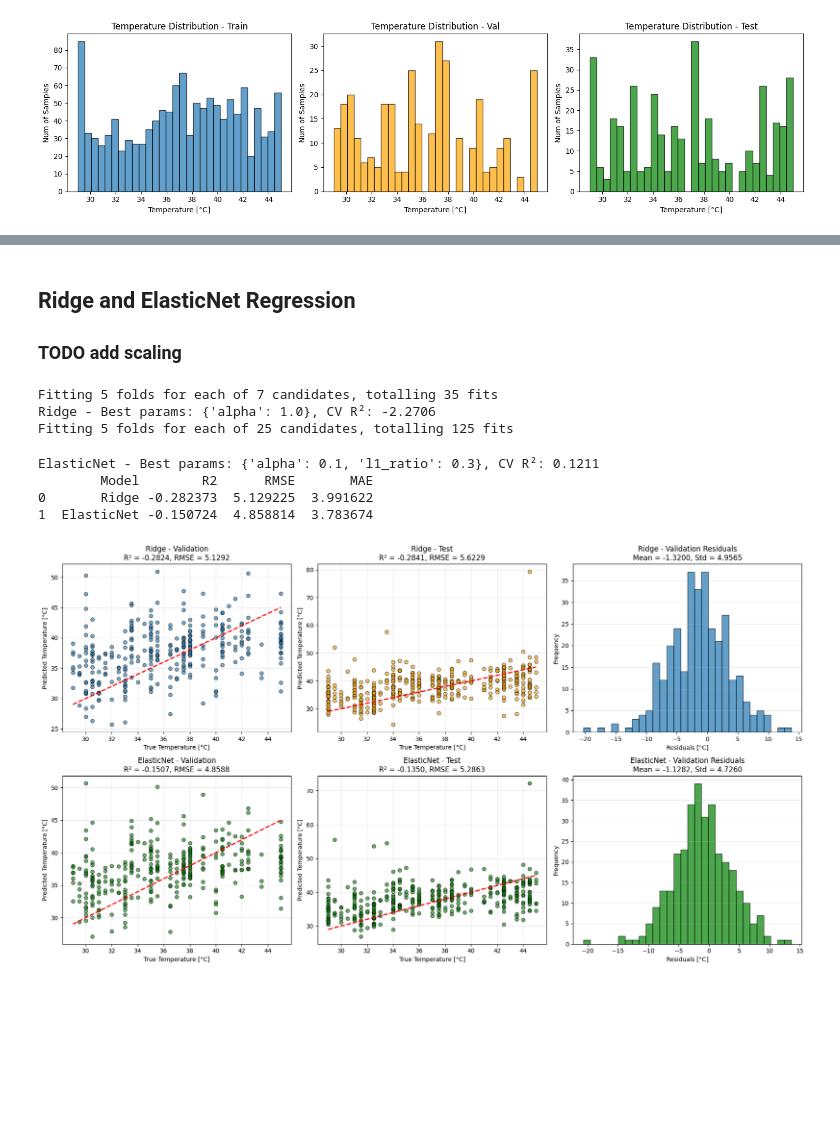
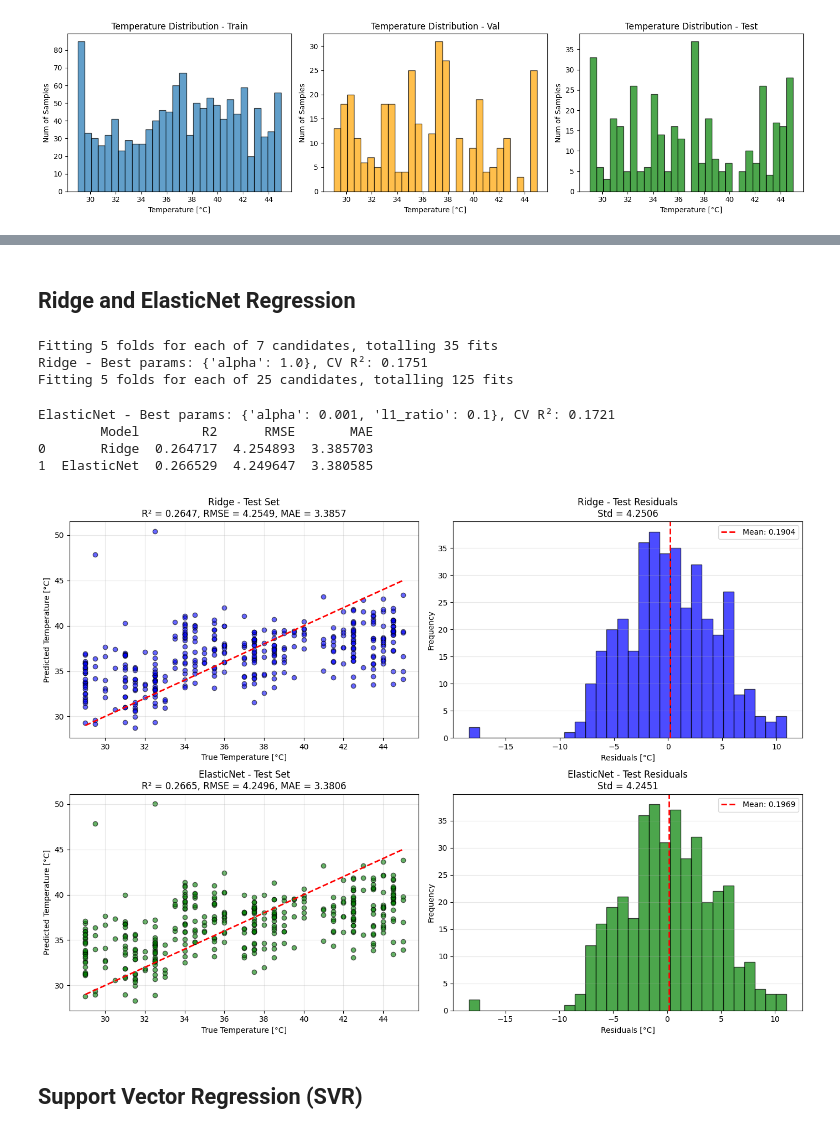
Before and after one commit to MartynaSokolowska/vibro-ml-v1, a Jupyter notebook: notebooks/baselines/regressions.ipynb, the cells around one changed output, grey strips where cells are left out. Drawn from its saved outputs; the diff is of its cells as text; code cells hidden in the pictures; blank space fills up the shorter version.

Commit message:
ridge and elastic net baselines and svr

```diff
--- a/notebooks/baselines/regressions.ipynb
+++ b/notebooks/baselines/regressions.ipynb
@@ -145,4 +158,25 @@ Shape of features:
 # %% [markdown]
 ## Ridge and ElasticNet Regression
-
-### TODO add scaling
+# %%
+def train_ridge_regression(X_train, y_train, groups_train):
+    alpha_candidates = [0.001, 0.01, 0.1, 1.0, 10.0, 100.0, 1000.0]
+
+    ridge_params = {'alpha': alpha_candidates}
+
+    if isinstance(groups_train[0], (str, np.str_)):
+            groups_numeric = convert_groups_to_numeric(groups_train)
+    else:
+        groups_numeric = groups_train
+
+    cv = GroupKFold(n_splits=5)
+    ridge_cv = GridSearchCV(
+        Ridge(),
+        ridge_params,
+        cv=cv,
+        scoring='r2',
+        n_jobs=-1,
+        verbose=1
+    )
+    ridge_cv.fit(X_train, y_train, groups=groups_numeric)
+
+    return ridge_cv.best_estimator_, ridge_cv.best_params_, ridge_cv.best_score_
@@ -149,36 +278,29 @@ Shape of features:
 # %%
-X_train, y_train, groups_train = extract_features_from_indices(dataset, train_indices)
-X_val, y_val, groups_val = extract_features_from_indices(dataset, val_indices)
-X_test, y_test, groups_test = extract_features_from_indices(dataset, test_indices)
-
 ridge_model, ridge_params, ridge_cv_score = train_ridge_regression(
-    X_train, y_train, groups_train=groups_train
+    X_train_scaled, y_train, groups_train=groups_train
 )
 print(f"Ridge - Best params: {ridge_params}, CV R²: {ridge_cv_score:.4f}")
 
 elasticnet_model, elasticnet_params, elasticnet_cv_score = train_elasticnet_regression(
-    X_train, y_train, groups_train=groups_train
+    X_train_scaled, y_train, groups_train=groups_train
 )
 print(f"ElasticNet - Best params: {elasticnet_params}, CV R²: {elasticnet_cv_score:.4f}")
 
-y_pred_ridge_val = ridge_model.predict(X_val)
-y_pred_ridge_test = ridge_model.predict(X_test)
-y_pred_elasticnet_val = elasticnet_model.predict(X_val)
-y_pred_elasticnet_test = elasticnet_model.predict(X_test)
+y_pred_ridge_test = ridge_model.predict(X_test_scaled)
+y_pred_elasticnet_test = elasticnet_model.predict(X_test_scaled)
 
-results_df = evaluate_models(y_val, y_pred_ridge_val, y_pred_elasticnet_val)
+results_df = evaluate_models(y_test, y_pred_ridge_test, y_pred_elasticnet_test)
 print(results_df)
-fig = plot_predictions(
-    y_val, y_pred_ridge_val, y_test, y_pred_ridge_test,
-    y_pred_elasticnet_val, y_pred_elasticnet_test
-)
+fig = plot_predictions(y_test, y_pred_ridge_test, y_pred_elasticnet_test)
 plt.show()
 # %% [output]
 Fitting 5 folds for each of 7 candidates, totalling 35 fits
-Ridge - Best params: {'alpha': 1.0}, CV R²: -2.2706
+Ridge - Best params: {'alpha': 1.0}, CV R²: 0.1751
 Fitting 5 folds for each of 25 candidates, totalling 125 fits
-ElasticNet - Best params: {'alpha': 0.1, 'l1_ratio': 0.3}, CV R²: 0.1211
+ElasticNet - Best params: {'alpha': 0.001, 'l1_ratio': 0.1}, CV R²: 0.1721
         Model        R2      RMSE       MAE
-0       Ridge -0.282373  5.129225  3.991622
-1  ElasticNet -0.150724  4.858814  3.783674
+0       Ridge  0.264717  4.254893  3.385703
+1  ElasticNet  0.266529  4.249647  3.380585
-[figure, old version]
+[figure, new version]
+# %% [markdown]
+## Support Vector Regression (SVR)
```
Also changed, not shown: parts of 9 cells of this notebook, 1 other file.
